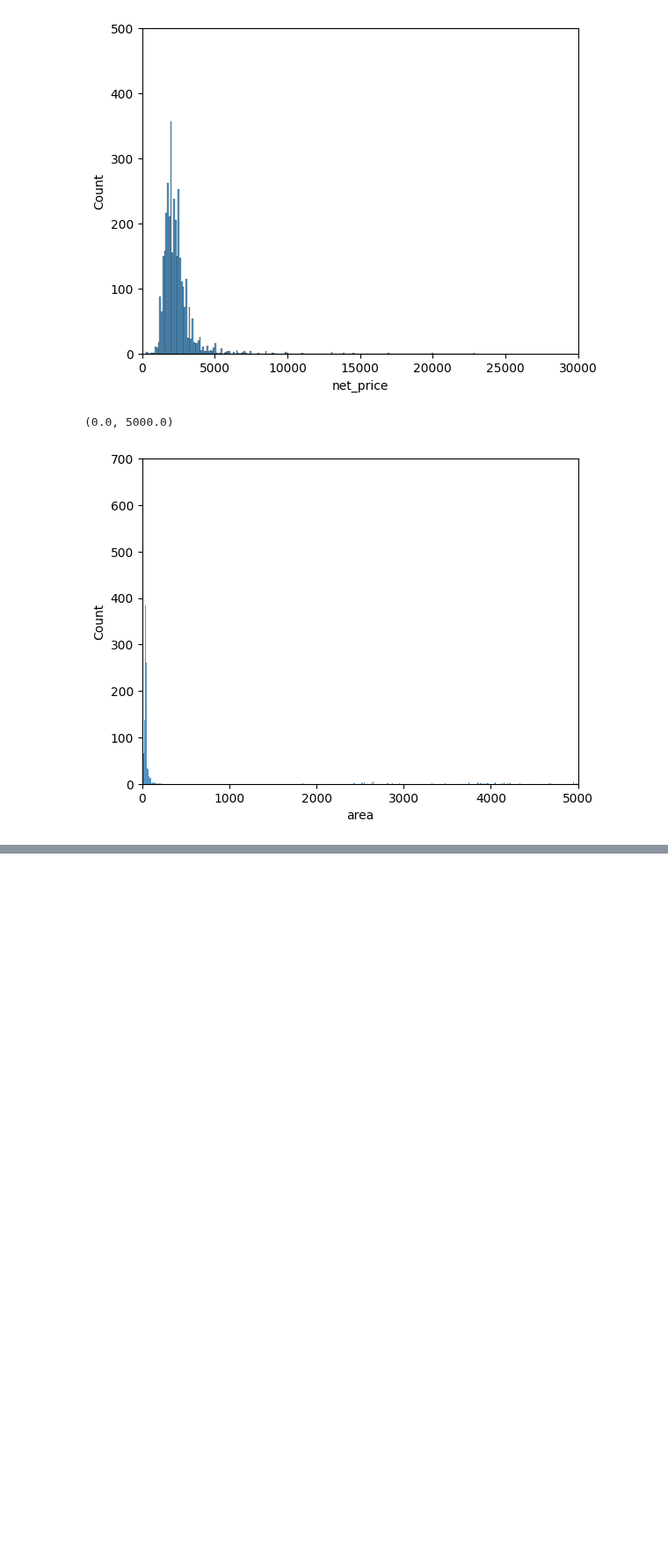
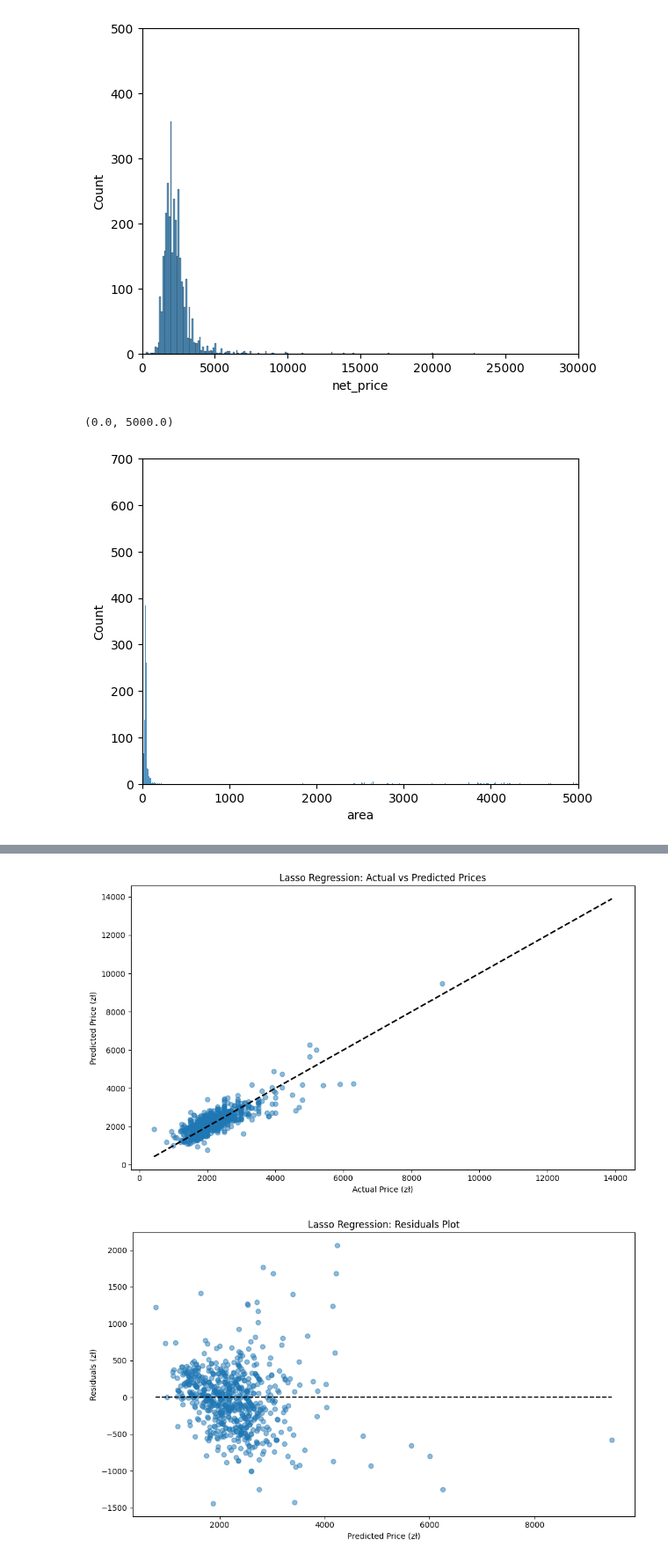
Before and after one commit to filki/Kaggle_Warsaw_rent_prices, a Jupyter notebook: starter.ipynb, the cells around one changed output, grey strips where cells are left out. Shown at 88% size. Cells and saved outputs as stored; diff of their text form; code cells hidden in the pictures; blank space fills up the shorter version.

```diff
--- a/starter.ipynb
+++ b/starter.ipynb
@@ -638,0 +726,70 @@ sns.boxplot(x = imputed_df["area"])
+# %%
+param_grid = {
+    'alpha': np.logspace(-4, 1, 20),  # Regularization strength
+    'max_iter': [1000, 2000, 3000],   # Maximum iterations
+    'tol': [1e-4, 1e-3, 1e-2]         # Tolerance for optimization
+}
+# %%
+lasso= Lasso(random_state=42)
+# %%
+kfold = KFold(n_splits=5, shuffle=True, random_state=42)
+# %%
+grid_search = GridSearchCV(
+    lasso,
+    param_grid,
+    cv=kfold,
+    scoring='neg_mean_squared_error',
+    n_jobs=-1,
+    verbose=1
+)
+# %%
+grid_search.fit(X_train, y_train)
+
+# Get the best model
+best_model = grid_search.best_estimator_
+
+# Make predictions
+y_pred_train = best_model.predict(X_train)
+y_pred_test = best_model.predict(X_test)
+
+# Evaluate the model
+train_mse = mean_squared_error(y_train, y_pred_train)
+test_mse = mean_squared_error(y_test, y_pred_test)
+train_rmse = np.sqrt(train_mse)
+test_rmse = np.sqrt(test_mse)
+train_r2 = r2_score(y_train, y_pred_train)
+test_r2 = r2_score(y_test, y_pred_test)
+train_mae = mean_absolute_error(y_train, y_pred_train)
+test_mae = mean_absolute_error(y_test, y_pred_test)
+
+# Print results
+print(f"Best parameters: {grid_search.best_params_}")
+print("\nModel Performance:")
+print(f"Training RMSE: {train_rmse:.2f} zł")
+print(f"Test RMSE: {test_rmse:.2f} zł")
+print(f"Training R²: {train_r2:.4f}")
+print(f"Test R²: {test_r2:.4f}")
+print(f"Training MAE: {train_mae:.2f} zł")
+print(f"Test MAE: {test_mae:.2f} zł")
+
+# Visualize predictions vs actual
+plt.figure(figsize=(10, 6))
+plt.scatter(y_test, y_pred_test, alpha=0.5)
+plt.plot([y.min(), y.max()], [y.min(), y.max()], 'k--', lw=2)
+plt.xlabel('Actual Price (zł)')
+plt.ylabel('Predicted Price (zł)')
+plt.title('Lasso Regression: Actual vs Predicted Prices')
+plt.tight_layout()
+plt.show()
+
+# Visualize residuals
+residuals = y_test - y_pred_test
+plt.figure(figsize=(10, 6))
+plt.scatter(y_pred_test, residuals, alpha=0.5)
+plt.hlines(y=0, xmin=y_pred_test.min(), xmax=y_pred_test.max(), colors='k', linestyles='--')
+plt.xlabel('Predicted Price (zł)')
+plt.ylabel('Residuals (zł)')
+plt.title('Lasso Regression: Residuals Plot')
+plt.tight_layout()
+plt.show()
+# %% [output]
@@ -638,0 +806,2 @@ sns.boxplot(x = imputed_df["area"])
+[figure, added]
+[figure, added]
```
Also changed, not shown: parts of 17 cells of this notebook.
